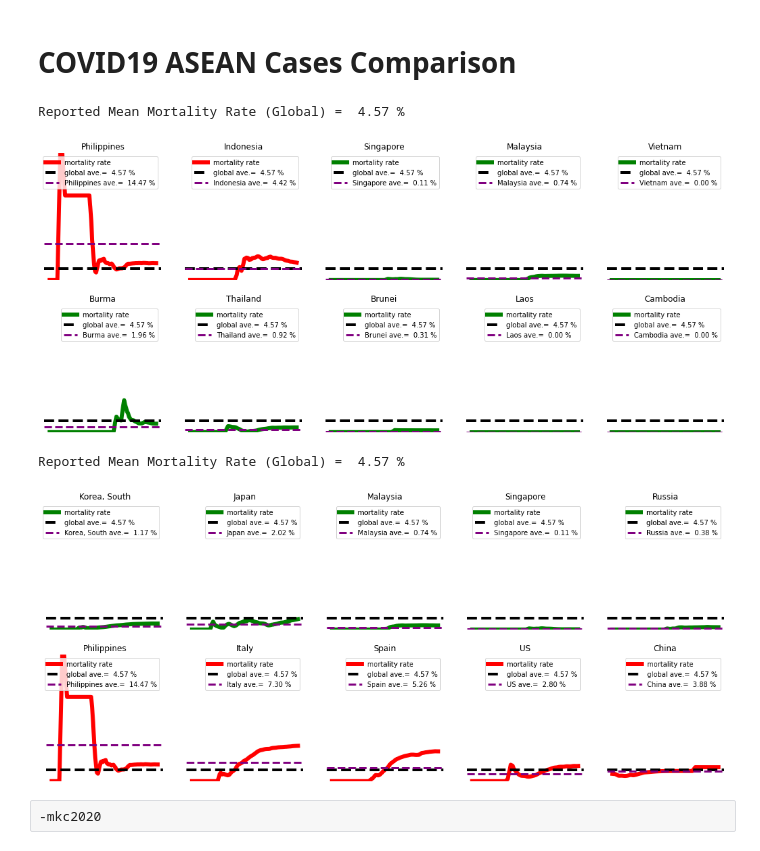
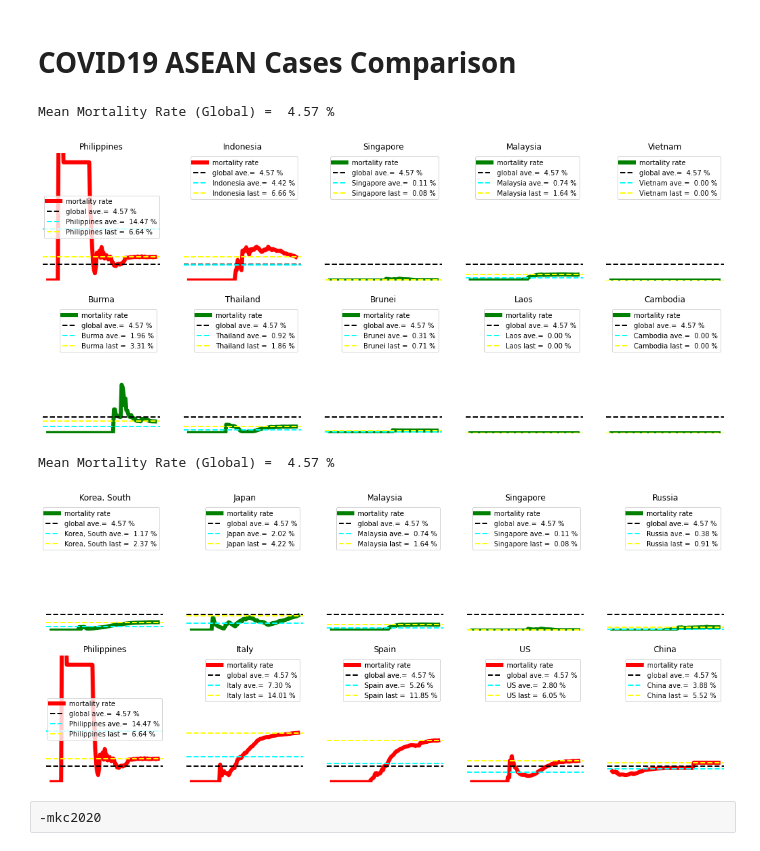
Before and after one commit to melvincabatuan/COVID_Notebooks, a Jupyter notebook: COVID19-Country-Or-Region-Deaths-Comparison.ipynb, the cells around one changed output. Drawn from its saved outputs; the diff is of its cells as text; code cells hidden in the pictures.

Commit message:
modified mortality notebook

```diff
--- a/COVID19-Country-Or-Region-Deaths-Comparison.ipynb
+++ b/COVID19-Country-Or-Region-Deaths-Comparison.ipynb
@@ -134,52 +135,54 @@ ASEAN = ['Philippines', 'Indonesia',  'Singapore', 'Malaysia', 'Vietnam', 'Burma
 
 def plot_cases2(country_list, start = 0, batch_sz= 25, columns = 5):
 
-    print(f'Reported Mean Mortality Rate (Global) = {100*mean_mortality_rate: 0.2f} %')
+    print(f'Mean Mortality Rate (Global) = {100*mean_mortality_rate: 0.2f} %')
 
     rows    = int(np.ceil(batch_sz/columns))
     fig     = plt.figure(figsize=(18, 4*rows))
     color   = None
 
     for i in range(1, columns*rows + 1):
         idx = start + i
         if idx <= len(country_list):
             country = country_list[idx-1]
             total_deaths = [deaths_df[deaths_df['Country/Region']==country][i].sum() for i in dates]
             covid_cases  = [confirmed_df[confirmed_df['Country/Region']==country][i].sum() for i in dates]
             deaths_arr = np.array(total_deaths)
             cases_arr  = np.array(covid_cases)
             mortality_rate  = pd.Series(np.divide(deaths_arr, cases_arr, out=np.zeros(deaths_arr.shape), where=cases_arr!=0))
-            mortality_ma = mortality_rate.rolling(window=3).mean()
-            height = mortality_ma.max() - mortality_ma.min()
-            if mortality_ma.iloc[-1] < mean_mortality_rate:
+            recent = mortality_rate.iloc[-1]
+            if recent < mean_mortality_rate:
                 color = 'green'
             else:
                 color = 'red'
 
             country_mortality_rate = np.mean(mortality_rate)
 
             fig.add_subplot(rows, columns, i)
-            plt.plot(range(len(dates)), mortality_ma, linewidth=6, color = color)
-            plt.axhline(y = mean_mortality_rate,linestyle='--', color='black', linewidth=4)
-            plt.axhline(y = country_mortality_rate,linestyle='--', color='purple', linewidth=3)
-            plt.legend(['mortality rate', f'global ave.= {100*mean_mortality_rate: 0.2f} %', f'{country} ave.= {100*country_mortality_rate: 0.2f} %'])
+            plt.plot(range(len(dates)), mortality_rate, linewidth=6, color = color)
+            plt.axhline(y = mean_mortality_rate,linestyle='--', color='black', linewidth=2)
+            plt.axhline(y = country_mortality_rate,linestyle='--', color='cyan', linewidth=2)
+            plt.axhline(y = recent,linestyle='--', color='yellow', linewidth=2)
+            plt.legend(['mortality rate', f'global ave.= {100*mean_mortality_rate: 0.2f} %',
+                        f'{country} ave.= {100*country_mortality_rate: 0.2f} %',
+                       f'{country} last = {100*recent: 0.2f} %'])
             plt.title(f'{country}')
-            plt.ylim([0, 0.5])
+            plt.ylim([0, 5*max_mortality])
             plt.axis('off')
 
     plt.show()
 
 
 plot_cases2(ASEAN)
 # %% [output]
-Reported Mean Mortality Rate (Global) =  4.57 %
+Mean Mortality Rate (Global) =  4.57 %
-[figure, old version]
+[figure, new version]
 # %%
 Assorted = [ 'Korea, South', 'Japan','Malaysia', 'Singapore', 'Russia', 'Philippines', 'Italy', 'Spain', 'US', 'China']
 
 plot_cases2(Assorted)
 # %% [output]
-Reported Mean Mortality Rate (Global) =  4.57 %
+Mean Mortality Rate (Global) =  4.57 %
-[figure, old version]
+[figure, new version]
 # %% [raw]
 -mkc2020
```
Also changed, not shown: parts of 9 cells of this notebook, 1 other file.
